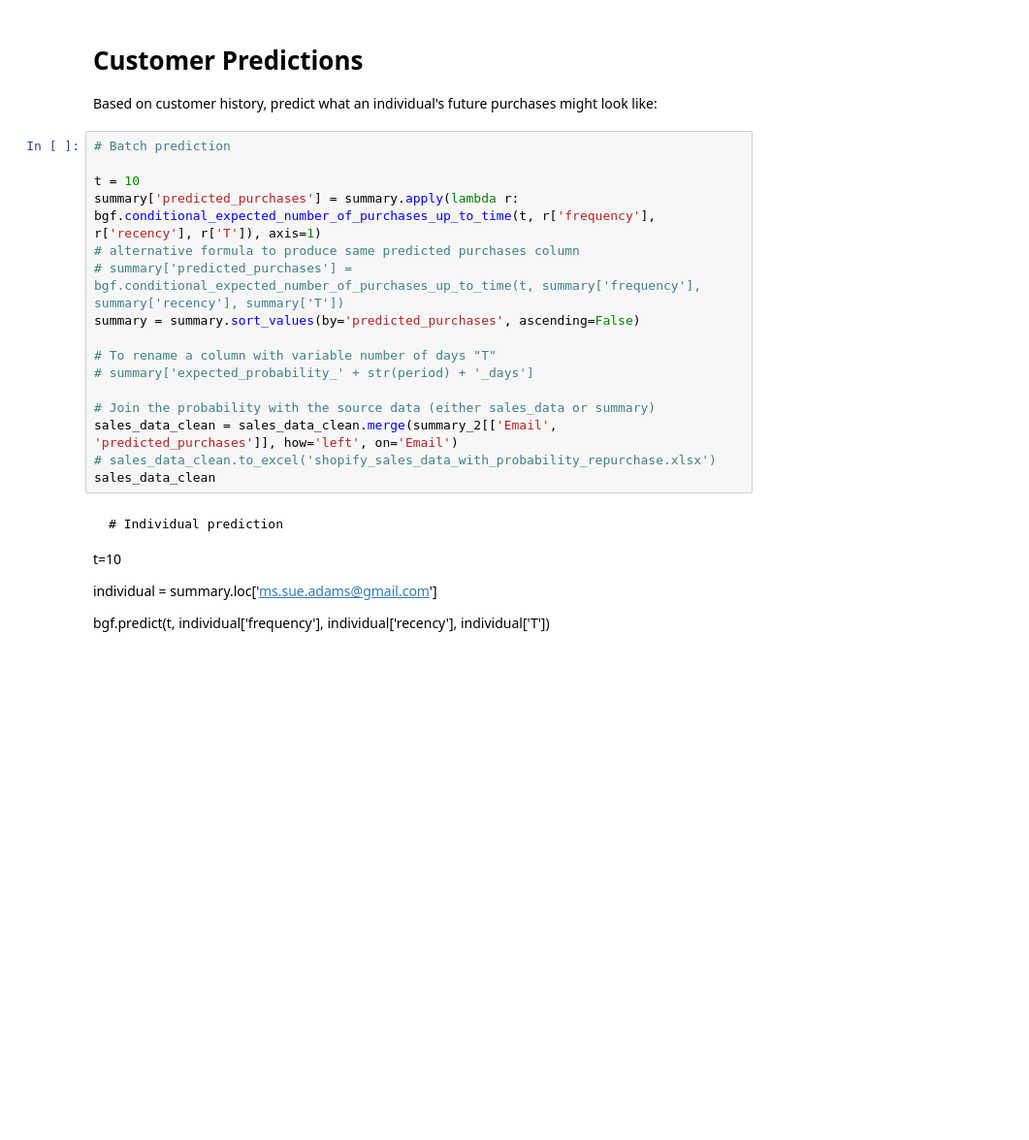
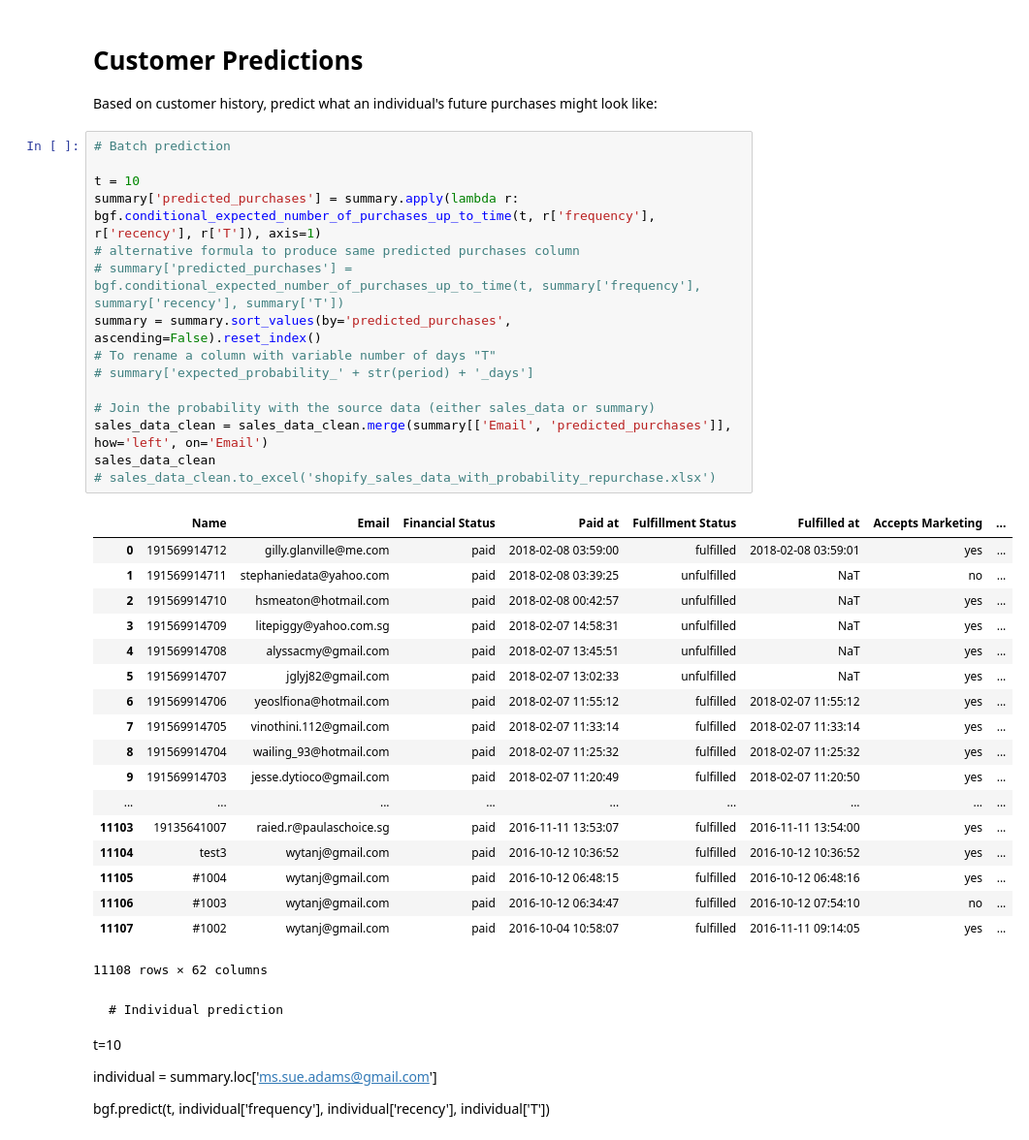
Before and after one commit to jeffl24/lifetime, a Jupyter notebook: CLTV_analysis.ipynb, the cells around one changed output. Shown: that part at 97% size. Cells and saved outputs as stored; diff of their text form; blank space fills up the shorter version.

```diff
--- a/CLTV_analysis.ipynb
+++ b/CLTV_analysis.ipynb
@@ -123,19 +126,37 @@ Based on customer history, predict what an individual's future purchases might l
 # %%
 # Batch prediction
 
 t = 10
 summary['predicted_purchases'] = summary.apply(lambda r: bgf.conditional_expected_number_of_purchases_up_to_time(t, r['frequency'], r['recency'], r['T']), axis=1)
 # alternative formula to produce same predicted purchases column
 # summary['predicted_purchases'] = bgf.conditional_expected_number_of_purchases_up_to_time(t, summary['frequency'], summary['recency'], summary['T'])
-summary = summary.sort_values(by='predicted_purchases', ascending=False)
-
+summary = summary.sort_values(by='predicted_purchases', ascending=False).reset_index()
 # To rename a column with variable number of days "T"
 # summary['expected_probability_' + str(period) + '_days']
 
 # Join the probability with the source data (either sales_data or summary)
-sales_data_clean = sales_data_clean.merge(summary_2[['Email', 'predicted_purchases']], how='left', on='Email')
+sales_data_clean = sales_data_clean.merge(summary[['Email', 'predicted_purchases']], how='left', on='Email')
+sales_data_clean
 # sales_data_clean.to_excel('shopify_sales_data_with_probability_repurchase.xlsx')
-sales_data_clean
+# %% [output]
+|  | Name | Email | Financial Status | Paid at | Fulfillment Status | Fulfilled at | Accepts Marketing | ... |
+| 0 | 191569914712 | gilly.glanville@me.com | paid | 2018-02-08 03:59:00 | fulfilled | 2018-02-08 03:59:01 | yes | ... |
+| 1 | 191569914711 | stephaniedata@yahoo.com | paid | 2018-02-08 03:39:25 | unfulfilled | NaT | no | ... |
+| 2 | 191569914710 | hsmeaton@hotmail.com | paid | 2018-02-08 00:42:57 | unfulfilled | NaT | yes | ... |
+| 3 | 191569914709 | litepiggy@yahoo.com.sg | paid | 2018-02-07 14:58:31 | unfulfilled | NaT | yes | ... |
+| 4 | 191569914708 | alyssacmy@gmail.com | paid | 2018-02-07 13:45:51 | unfulfilled | NaT | yes | ... |
+| 5 | 191569914707 | jglyj82@gmail.com | paid | 2018-02-07 13:02:33 | unfulfilled | NaT | yes | ... |
+| 6 | 191569914706 | yeoslfiona@hotmail.com | paid | 2018-02-07 11:55:12 | fulfilled | 2018-02-07 11:55:12 | yes | ... |
+| 7 | 191569914705 | vinothini.112@gmail.com | paid | 2018-02-07 11:33:14 | fulfilled | 2018-02-07 11:33:14 | yes | ... |
+| 8 | 191569914704 | wailing_93@hotmail.com | paid | 2018-02-07 11:25:32 | fulfilled | 2018-02-07 11:25:32 | yes | ... |
+| 9 | 191569914703 | jesse.dytioco@gmail.com | paid | 2018-02-07 11:20:49 | fulfilled | 2018-02-07 11:20:50 | yes | ... |
+| ... | ... | ... | ... | ... | ... | ... | ... | ... |
+| 11103 | 19135641007 | raied.r@paulaschoice.sg | paid | 2016-11-11 13:53:07 | fulfilled | 2016-11-11 13:54:00 | yes | ... |
+| 11104 | test3 | wytanj@gmail.com | paid | 2016-10-12 10:36:52 | fulfilled | 2016-10-12 10:36:52 | yes | ... |
+| 11105 | #1004 | wytanj@gmail.com | paid | 2016-10-12 06:48:15 | fulfilled | 2016-10-12 06:48:16 | yes | ... |
+| 11106 | #1003 | wytanj@gmail.com | paid | 2016-10-12 06:34:47 | fulfilled | 2016-10-12 07:54:10 | no | ... |
+| 11107 | #1002 | wytanj@gmail.com | paid | 2016-10-04 10:58:07 | fulfilled | 2016-11-11 09:14:05 | yes | ... |
+11108 rows × 62 columns
 # %% [markdown]
     # Individual prediction
 t=10
```
Also changed, not shown: parts of 9 cells of this notebook.
